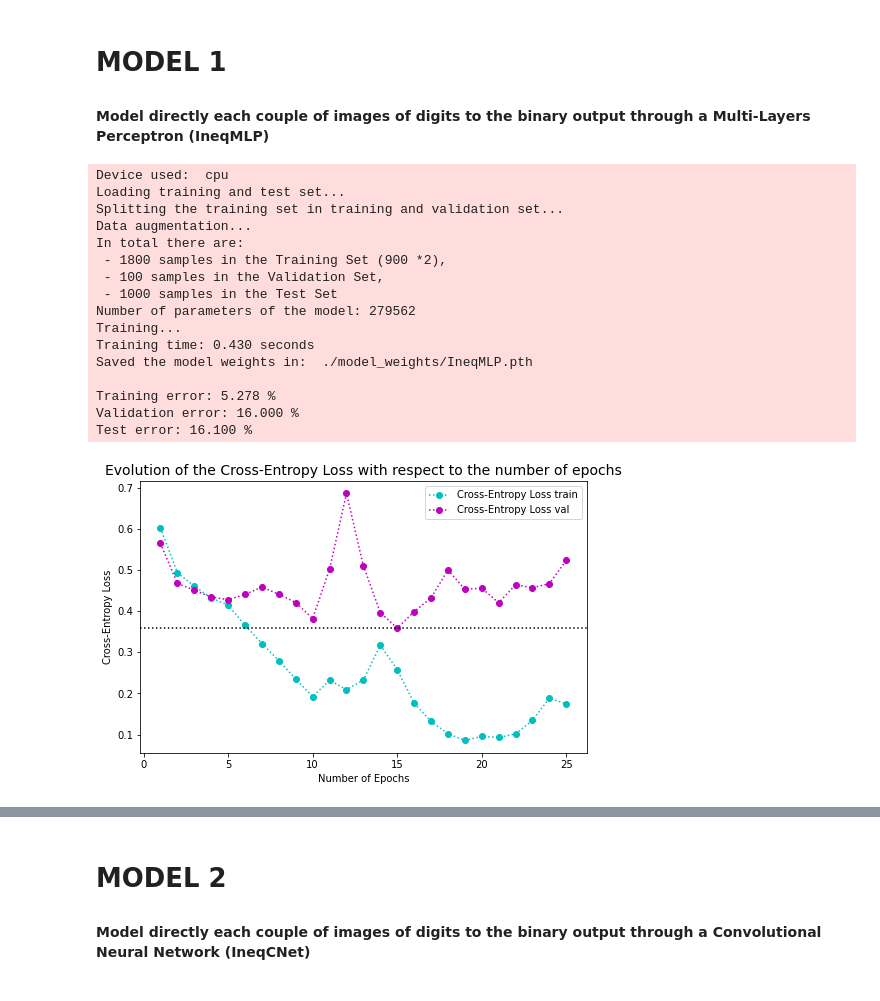
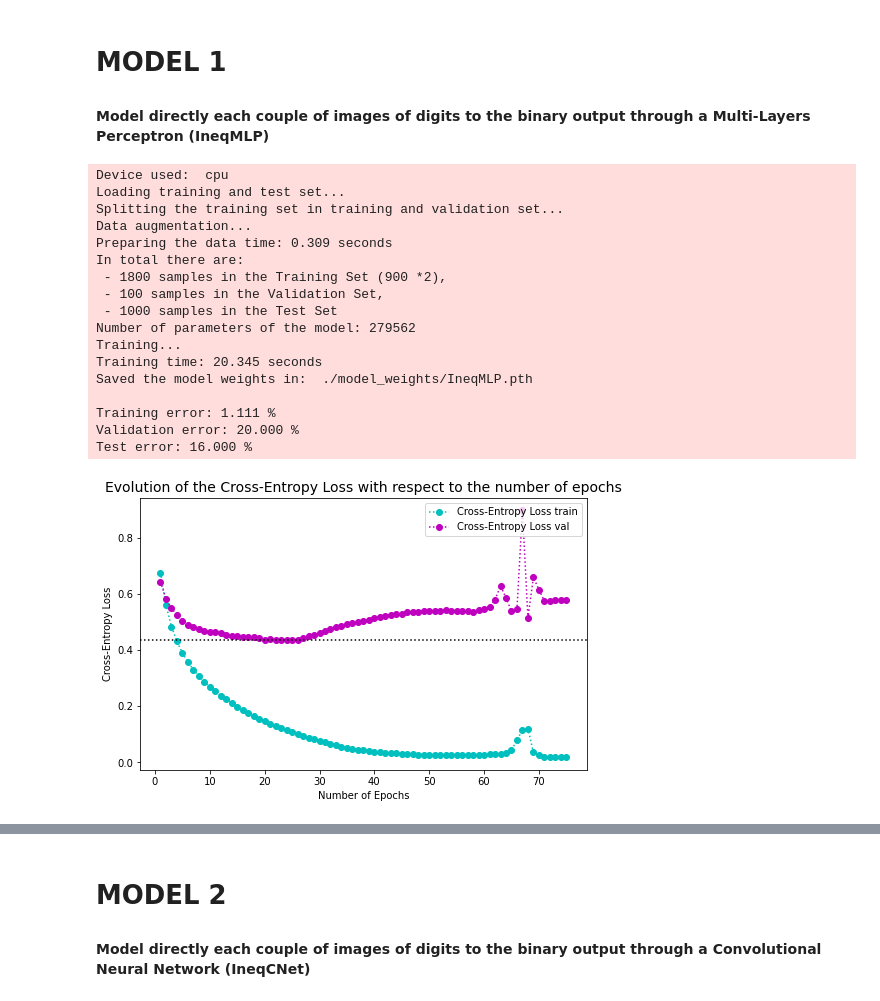
Before and after one commit to riccardocadei/DCNN-for-Digits-Comparison, a Jupyter notebook: main.ipynb, the cells around one changed output, grey strips where cells are left out. Drawn from its saved outputs; the diff is of its cells as text; code cells hidden in the pictures.

Commit message:
measure time

```diff
--- a/main.ipynb
+++ b/main.ipynb
@@ -32,39 +32,40 @@ axs[1].imshow(train_input[n,1], cmap='Greys');
 # model
 model = IneqMLP()
 model_name='IneqMLP'
 
 # training
 percentage_val = 0.1
-nb_epochs = 25
+nb_epochs = 75
 mini_batch_size = 50
 
 # optimizer
 weight_decay = 0.1
-lr = 1e-3*0.5
+lr = 8e-5*0.5
 period = 1
 
 # display
 verbose = 1
 plot = True
 
 run_experiment(model, model_name=model_name, percentage_val=percentage_val,nb_epochs=nb_epochs, mini_batch_size=mini_batch_size, weight_decay=weight_decay, lr=lr, period=period, verbose=verbose, plot=True);
 # %% [output]
 Device used:  cpu
 Loading training and test set...
 Splitting the training set in training and validation set...
 Data augmentation...
+Preparing the data time: 0.309 seconds
 In total there are:
  - 1800 samples in the Training Set (900 *2),
  - 100 samples in the Validation Set,
  - 1000 samples in the Test Set
 Number of parameters of the model: 279562
 Training...
-Training time: 0.430 seconds
+Training time: 20.345 seconds
 Saved the model weights in:  ./model_weights/IneqMLP.pth
 
-Training error: 5.278 %
-Validation error: 16.000 %
-Test error: 16.100 %
+Training error: 1.111 %
+Validation error: 20.000 %
+Test error: 16.000 %
-[figure, old version]
+[figure, new version]
 # %%
 #evaluate_model(model, 10, nb_epochs=nb_epochs, weight_decay=weight_decay, mini_batch_size=mini_batch_size, lr=lr, percentage_val=percentage_val)
```
Also changed, not shown: parts of 3 cells of this notebook, 6 other files.
